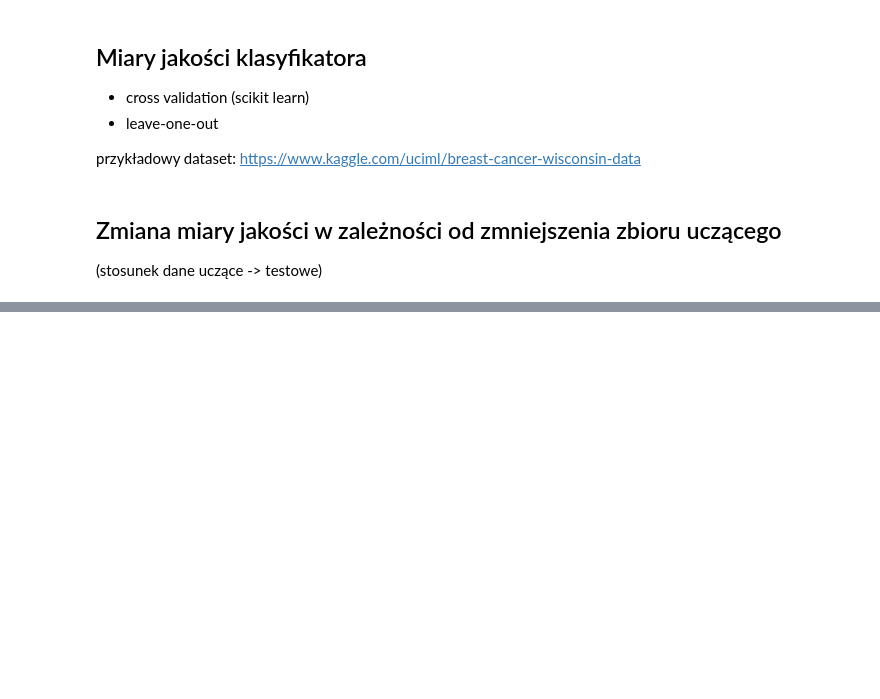
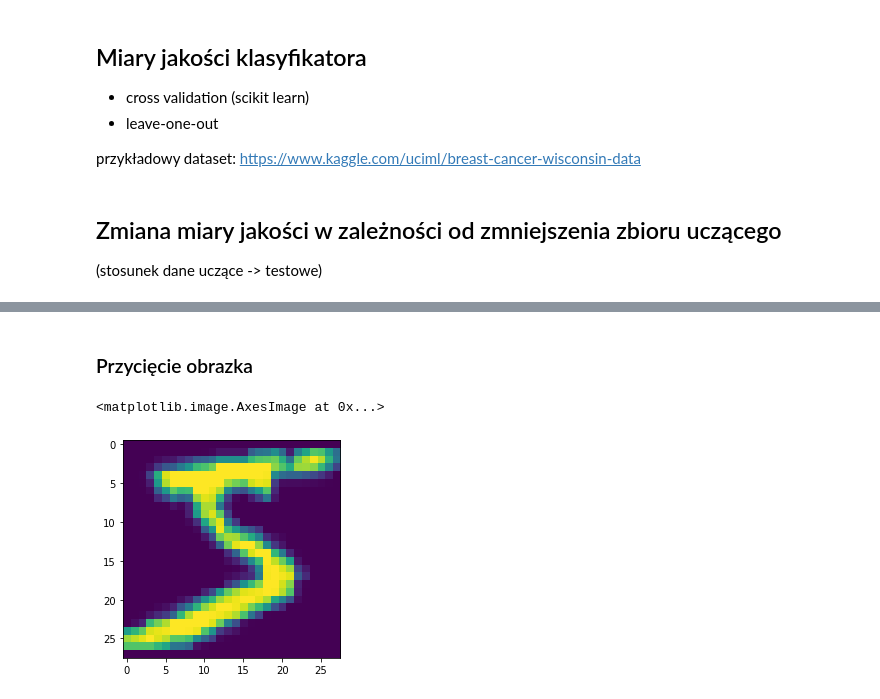
Before and after one commit to Vetchu/AGH-ML-Tutorial-1, a Jupyter notebook: Cwiczenie1.ipynb, the cells around one changed output, grey strips where cells are left out. Cells and saved outputs as stored; diff of their text form; code cells hidden in the pictures; blank space fills up the shorter version.

```diff
--- a/Cwiczenie1.ipynb
+++ b/Cwiczenie1.ipynb
@@ -329,0 +398,10 @@ by dało się w miarę bez googlowania je zrobić w miarę krótkim czasie - jes
+# %% [markdown]
+### Przycięcie obrazka
+# %%
+crop = iaa.Crop(px=(1, 5)) # przytnij od 1 do 5 pixeli z każdej strony
+cropped = crop(images=[image])
+
+plt.imshow(cropped[0])
+# %% [output]
+<matplotlib.image.AxesImage at 0x...>
+[figure, added]
```
Also changed, not shown: parts of 32 cells of this notebook, 4 other files.
